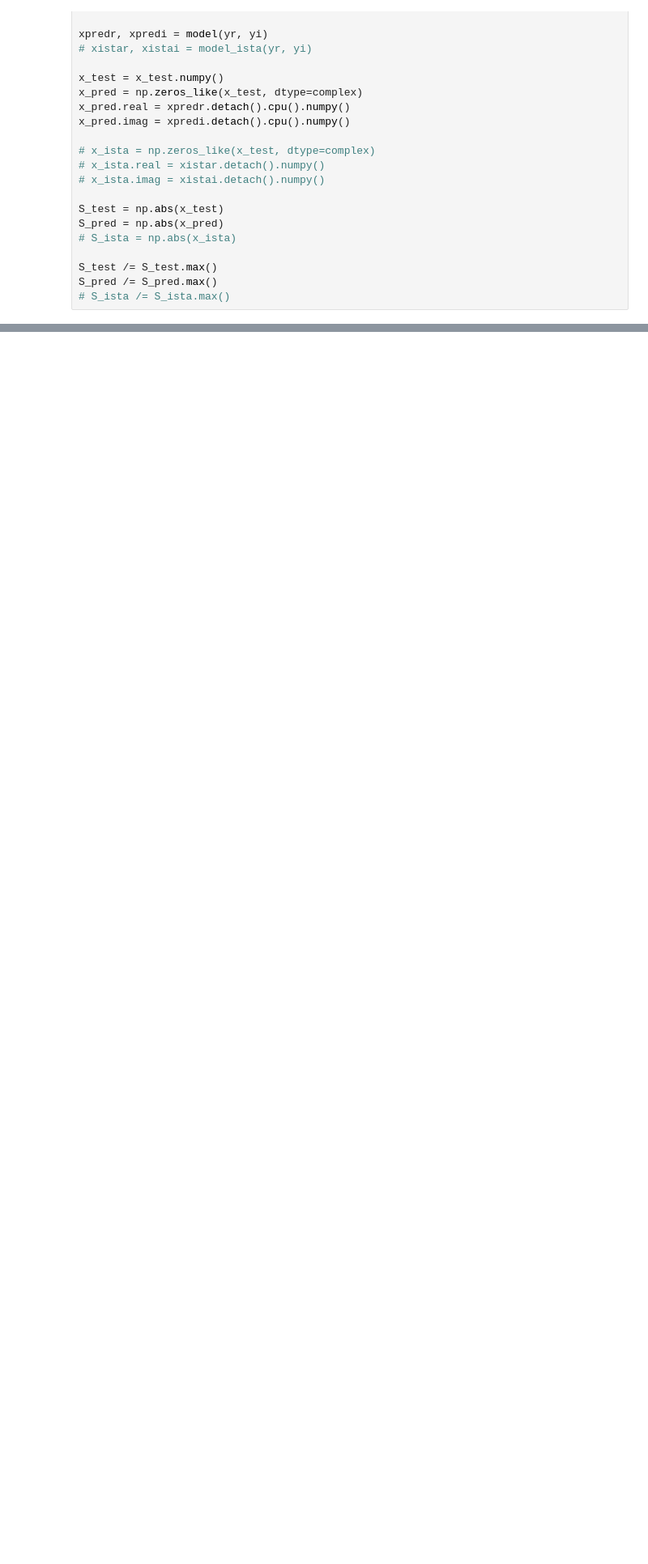
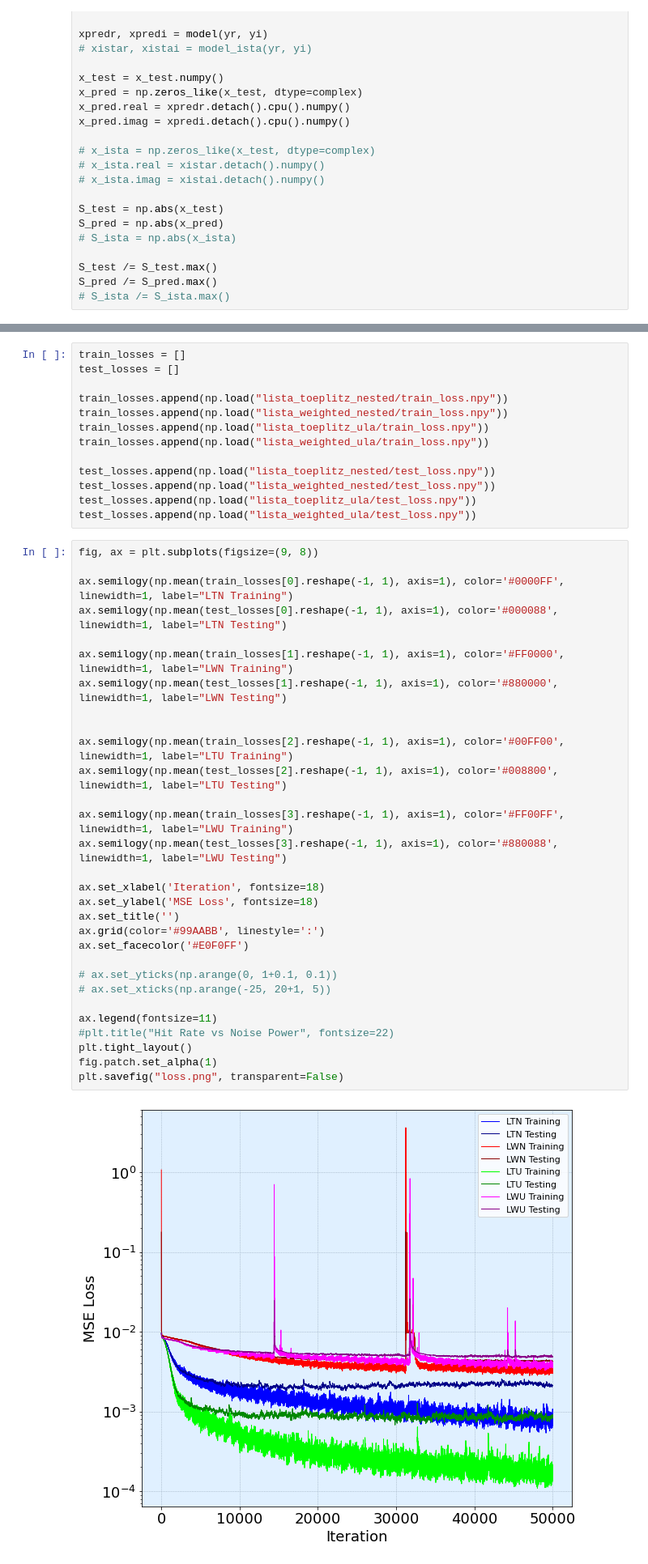
Before and after one commit to ElasticDuckCode/Complex-LISTA, a Jupyter notebook: ComplexLISTA.ipynb, the cells around one changed output, grey strips where cells are left out. Shown: that part at 81% size. Cells and saved outputs as stored; diff of their text form; blank space fills up the shorter version.

```diff
--- a/ComplexLISTA.ipynb
+++ b/ComplexLISTA.ipynb
@@ -721,0 +680,45 @@ plt.savefig("hit_rate.png", transparent=False)
+# %%
+train_losses = []
+test_losses = []
+
+train_losses.append(np.load("lista_toeplitz_nested/train_loss.npy"))
+train_losses.append(np.load("lista_weighted_nested/train_loss.npy"))
+train_losses.append(np.load("lista_toeplitz_ula/train_loss.npy"))
+train_losses.append(np.load("lista_weighted_ula/train_loss.npy"))
+
+test_losses.append(np.load("lista_toeplitz_nested/test_loss.npy"))
+test_losses.append(np.load("lista_weighted_nested/test_loss.npy"))
+test_losses.append(np.load("lista_toeplitz_ula/test_loss.npy"))
+test_losses.append(np.load("lista_weighted_ula/test_loss.npy"))
+# %%
+fig, ax = plt.subplots(figsize=(9, 8))
+
+ax.semilogy(np.mean(train_losses[0].reshape(-1, 1), axis=1), color='#0000FF', linewidth=1, label="LTN Training")
+ax.semilogy(np.mean(test_losses[0].reshape(-1, 1), axis=1), color='#000088', linewidth=1, label="LTN Testing")
+
+ax.semilogy(np.mean(train_losses[1].reshape(-1, 1), axis=1), color='#FF0000', linewidth=1, label="LWN Training")
+ax.semilogy(np.mean(test_losses[1].reshape(-1, 1), axis=1), color='#880000', linewidth=1, label="LWN Testing")
+
+
+ax.semilogy(np.mean(train_losses[2].reshape(-1, 1), axis=1), color='#00FF00', linewidth=1, label="LTU Training")
+ax.semilogy(np.mean(test_losses[2].reshape(-1, 1), axis=1), color='#008800', linewidth=1, label="LTU Testing")
+
+ax.semilogy(np.mean(train_losses[3].reshape(-1, 1), axis=1), color='#FF00FF', linewidth=1, label="LWU Training")
+ax.semilogy(np.mean(test_losses[3].reshape(-1, 1), axis=1), color='#880088', linewidth=1, label="LWU Testing")
+
+ax.set_xlabel('Iteration', fontsize=18)
+ax.set_ylabel('MSE Loss', fontsize=18)
+ax.set_title('')
+ax.grid(color='#99AABB', linestyle=':')
+ax.set_facecolor('#E0F0FF')
+
+# ax.set_yticks(np.arange(0, 1+0.1, 0.1))
+# ax.set_xticks(np.arange(-25, 20+1, 5))
+
+ax.legend(fontsize=11)
+#plt.title("Hit Rate vs Noise Power", fontsize=22)
+plt.tight_layout()
+fig.patch.set_alpha(1)
+plt.savefig("loss.png", transparent=False)
+# %% [output]
+[figure, added]
```
Also changed, not shown: parts of 13 cells of this notebook.
